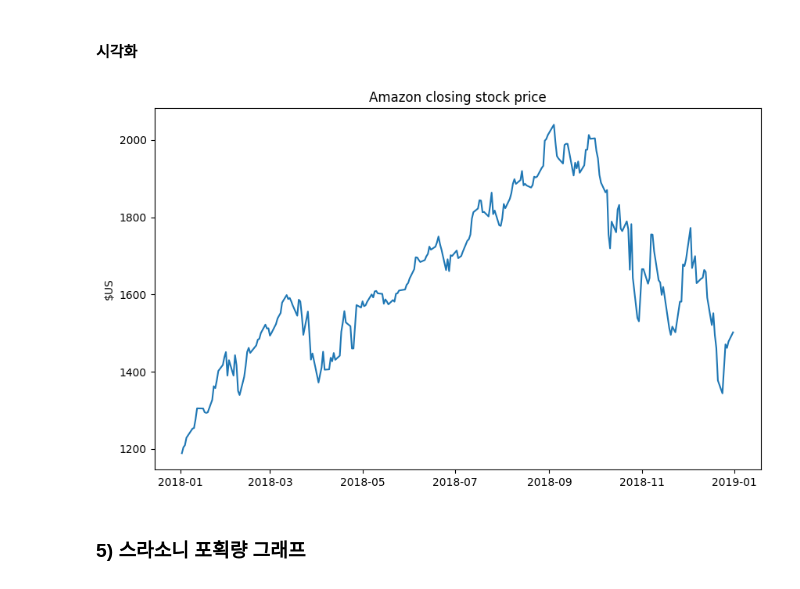
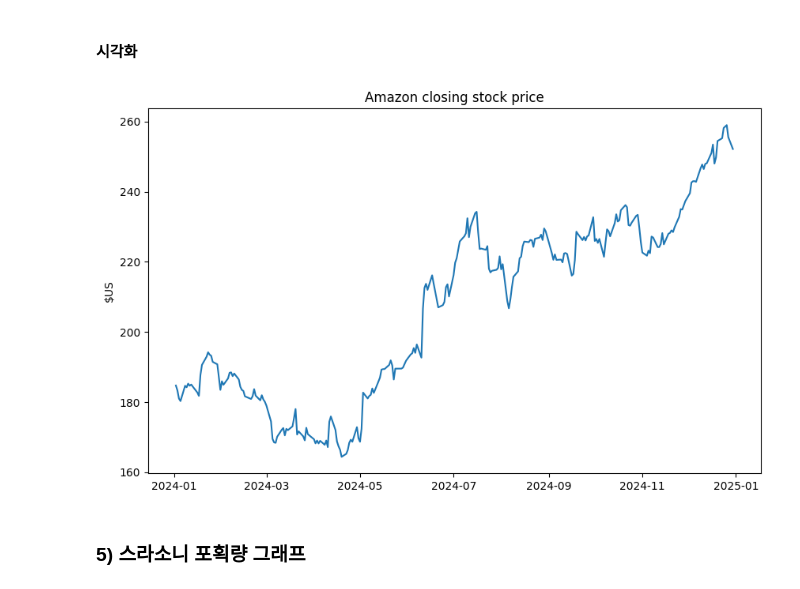
Before and after one commit to safeai-snu/Econometrics, a Jupyter notebook: Ch.2.2.Visualization_of_Time_series.ipynb, the cells around one changed output. Saved outputs shown, nothing was run; the diff lists cells and outputs as text; code cells hidden in the pictures.

```diff
--- a/Ch.2.2.Visualization_of_Time_series.ipynb
+++ b/Ch.2.2.Visualization_of_Time_series.ipynb
@@ -80,4 +80,15 @@ plt.show()
 # %% [markdown]
 #### 데이터 불러오기
 # %%
-gafa_stock = pd.read_csv("https://raw.githubusercontent.com/safeai-snu/Econometrics/main/dataset/Ch.2/gafa_stock.csv")
+import yfinance as yf
+
+# 애플(AAPL) 주식 데이터 가져오기
+ticker = "AAPL"
+start_date = "2024-01-01"
+end_date = "2024-12-31"
+
+# 주식 데이터 다운로드
+stock = yf.download(ticker, start=start_date, end=end_date)
+
+# 2024년 종가 데이터 추출
+stock = stock[['Close']]
@@ -89,16 +115,16 @@ amzn_data = gafa_stock[(gafa_stock['Symbol'] == "AMZN") & (gafa_stock['Date'].dt
 # %% [markdown]
 #### 시각화
 # %%
-x = amzn_data['Date'].to_numpy()
-y = amzn_data['Close'].to_numpy()
+x = stock.index.to_numpy()
+y = stock['Close'].to_numpy()
 
 plt.figure(figsize=(10, 6))
 plt.plot(x, y)
 plt.ylabel('$US')
 plt.title('Amazon closing stock price')
 plt.show()
 # %% [output]
-[figure, old version]
+[figure, new version]
 # %% [markdown]
 ### 5) 스라소니 포획량 그래프
 # %% [markdown]
```
Also changed, not shown: parts of 5 cells of this notebook, 6 other files.
